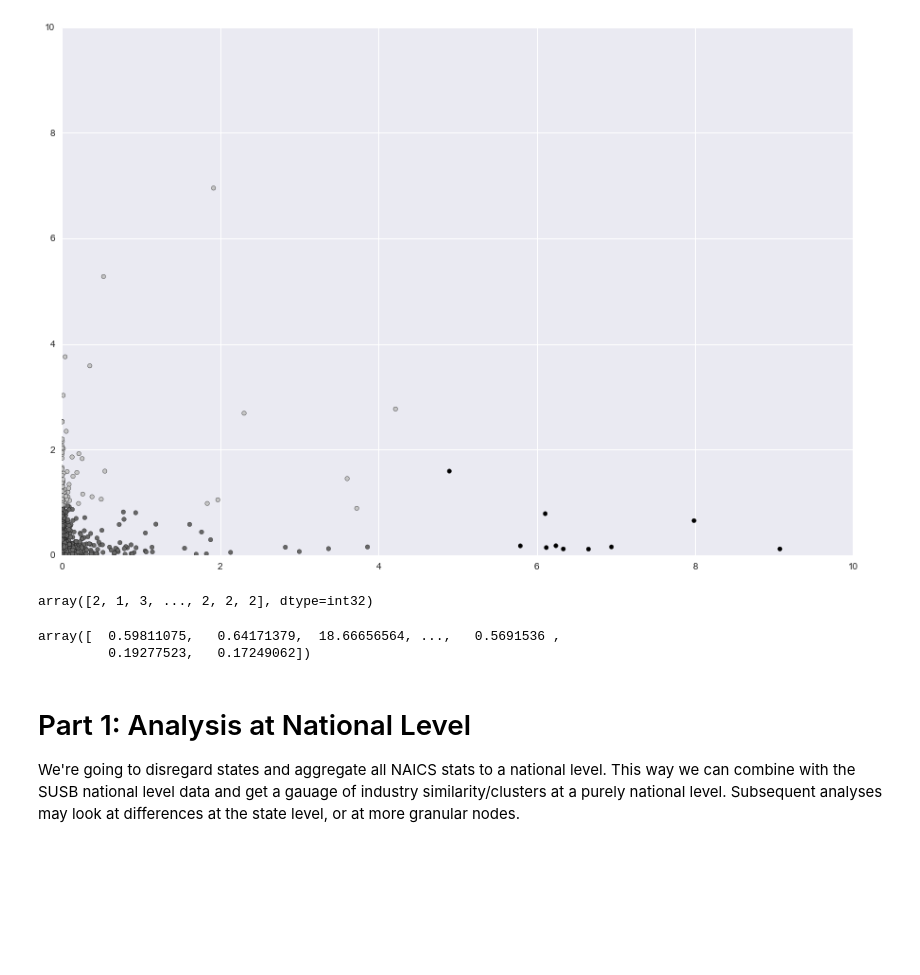
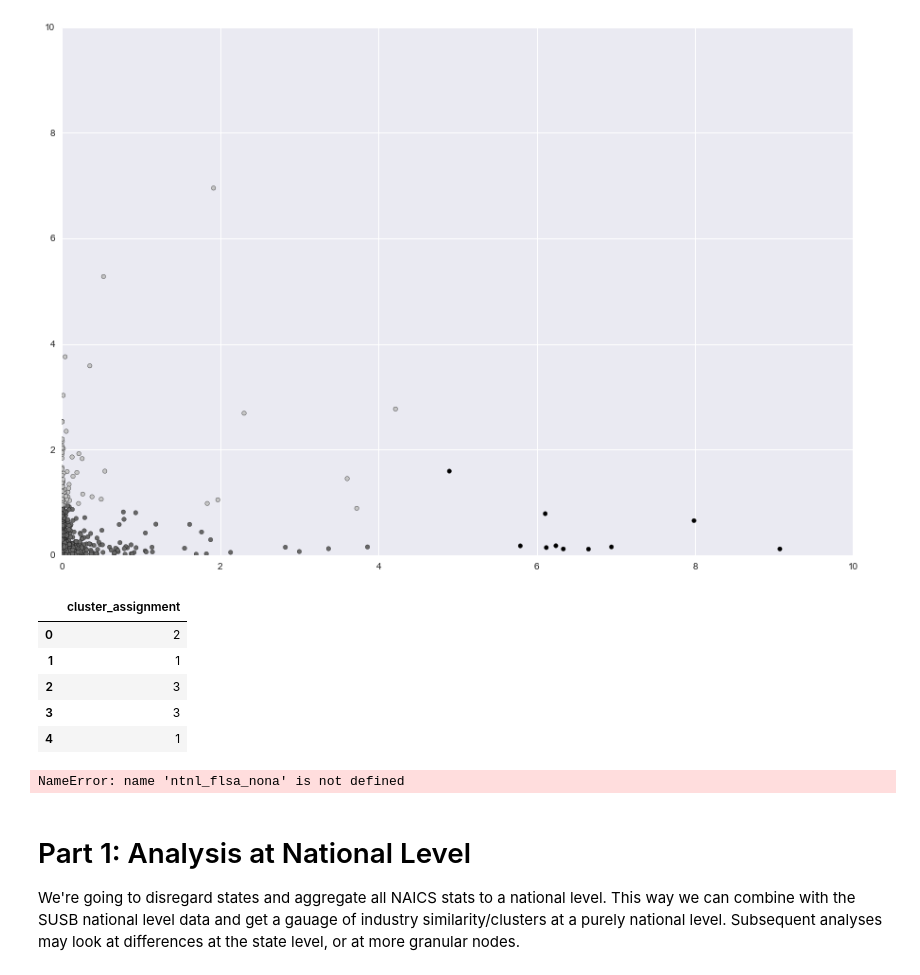
Before and after one commit to ashirwad08/DOL-wage-theft, a Jupyter notebook: notebooks/WHD_NAICS_nationwide_analysis.ipynb, the cells around one changed output. Drawn from its saved outputs; the diff is of its cells as text; code cells hidden in the pictures; blank space fills up the shorter version.

```diff
--- a/notebooks/WHD_NAICS_nationwide_analysis.ipynb
+++ b/notebooks/WHD_NAICS_nationwide_analysis.ipynb
@@ -402,12 +433,14 @@ plt.xlim(0,10)
 # %% [output]
 (0, 10)
 [figure]
-# %%
-assignment
-# %% [output]
-array([2, 1, 3, ..., 2, 2, 2], dtype=int32)
-# %%
-cdist
-# %% [output]
-array([  0.59811075,   0.64171379,  18.66656564, ...,   0.5691536 ,
-         0.19277523,   0.17249062])
+# %%
+clusters=pd.DataFrame(assignment, columns=['cluster_assignment'])
+# %%
+clusters.head()
+# %% [output]
+|  | cluster_assignment |
+| 0 | 2 |
+| 1 | 1 |
+| 2 | 3 |
+| 3 | 3 |
+| 4 | 1 |
@@ -413,0 +449,4 @@ array([  0.59811075,   0.64171379,  18.66656564, ...,   0.5691536 ,
+# %%
+ntnl_flsa_nona.sample(5)
+# %% [output]
+NameError: name 'ntnl_flsa_nona' is not defined
```
Also changed, not shown: parts of 13 cells of this notebook, 25 other files.
